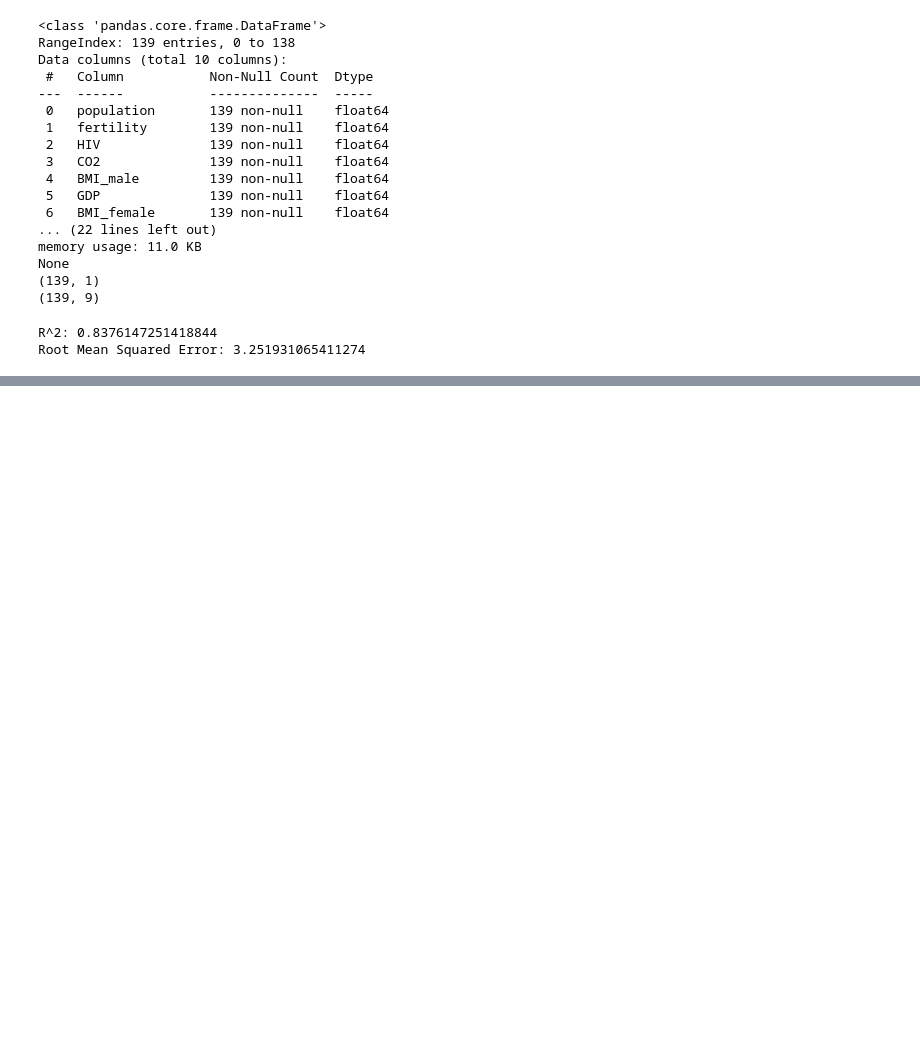
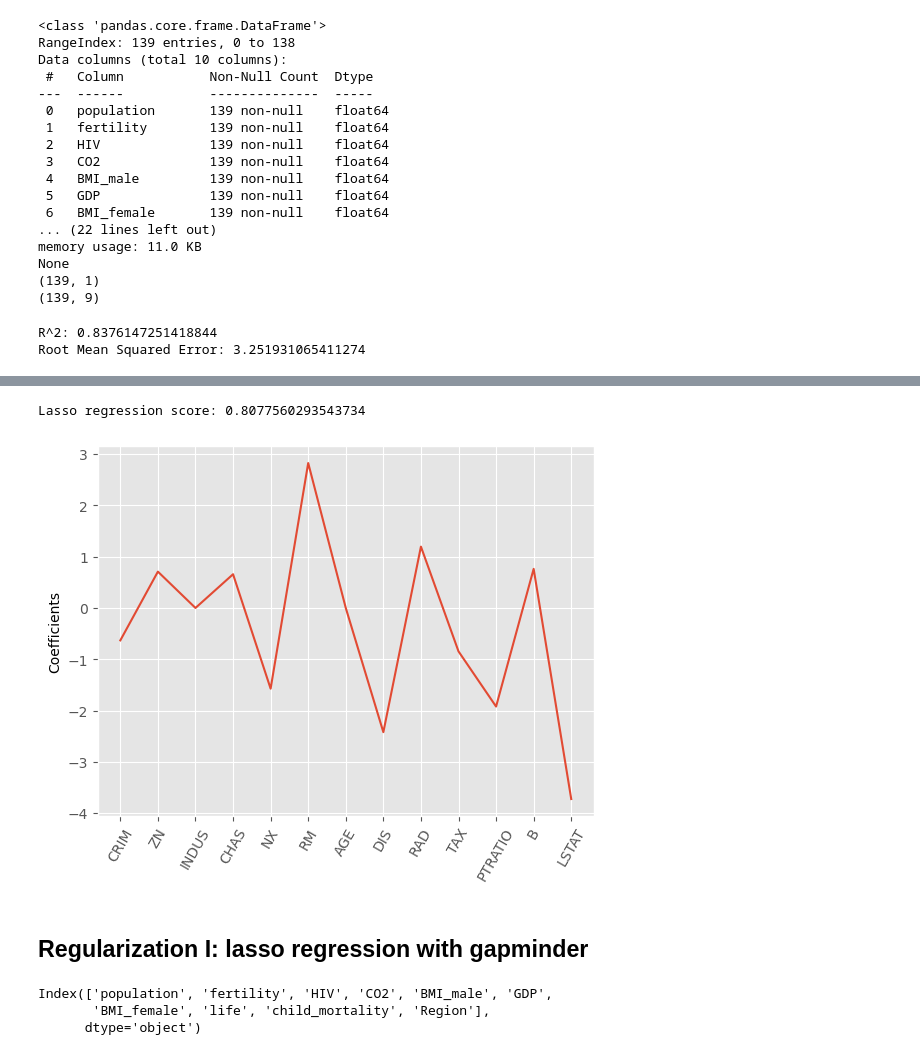
Before and after one commit to Wanjin5508/DataScience, a Jupyter notebook: machine_learning_with_scikit_learn/supervised_learning_with_sklearn.ipynb, the cells around one changed output, grey strips where cells are left out. Cells and saved outputs as stored; diff of their text form; code cells hidden in the pictures; blank space fills up the shorter version.

```diff
--- a/machine_learning_with_scikit_learn/supervised_learning_with_sklearn.ipynb
+++ b/machine_learning_with_scikit_learn/supervised_learning_with_sklearn.ipynb
@@ -650,0 +736,43 @@ Root Mean Squared Error: 3.251931065411274
+# %%
+from sklearn.linear_model import Lasso
+
+X_train, X_test, y_train, y_test = train_test_split(X_train_test_split, y_train_test_split, test_size=0.3, random_state=42)
+
+scaler = StandardScaler()
+X_train_lasso_scaled = scaler.fit_transform(X_train)
+X_test_lasso_scaled = scaler.fit_transform(X_test)
+
+lasso = Lasso(alpha=0.1)
+lasso.fit(X_train_lasso_scaled, y_train)
+lasso_pred = lasso.predict(X_test_lasso_scaled)
+
+print(f'Lasso regression score: {lasso.score(X_test_scaled, y_test)}')
+# %% [output]
+Lasso regression score: 0.8077560293543734
+# %%
+'''lasso feature selection in scikit-learn - use coefficients'''
+# from sklearn.linear_model import Lasso
+names = boston.drop('MEDV', axis=1).columns
+y = boston['MEDV'].values.reshape(-1, 1)
+X = boston.drop('MEDV', axis=1).values
+
+scaler_boston = StandardScaler()
+X = scaler_boston.fit_transform(X)
+
+lasso_coef = lasso.fit(X, y).coef_
+_ = plt.plot(range(len(names)), lasso_coef)
+_ = plt.xticks(range(len(names)), names, rotation=60)
+_ = plt.ylabel('Coefficients')
+plt.show() # * the most important feature is RM, the number of rooms
+# %% [output]
+[figure, added]
+# %% [markdown]
+## Regularization I: lasso regression with gapminder
+# %%
+'''lasso regression with gapminder'''
+df_gap = pd.read_csv('gm_2008_region.csv')
+print(df_gap.columns)
+# %% [output]
+Index(['population', 'fertility', 'HIV', 'CO2', 'BMI_male', 'GDP',
+       'BMI_female', 'life', 'child_mortality', 'Region'],
+      dtype='object')
```
Also changed, not shown: parts of 11 cells of this notebook.
